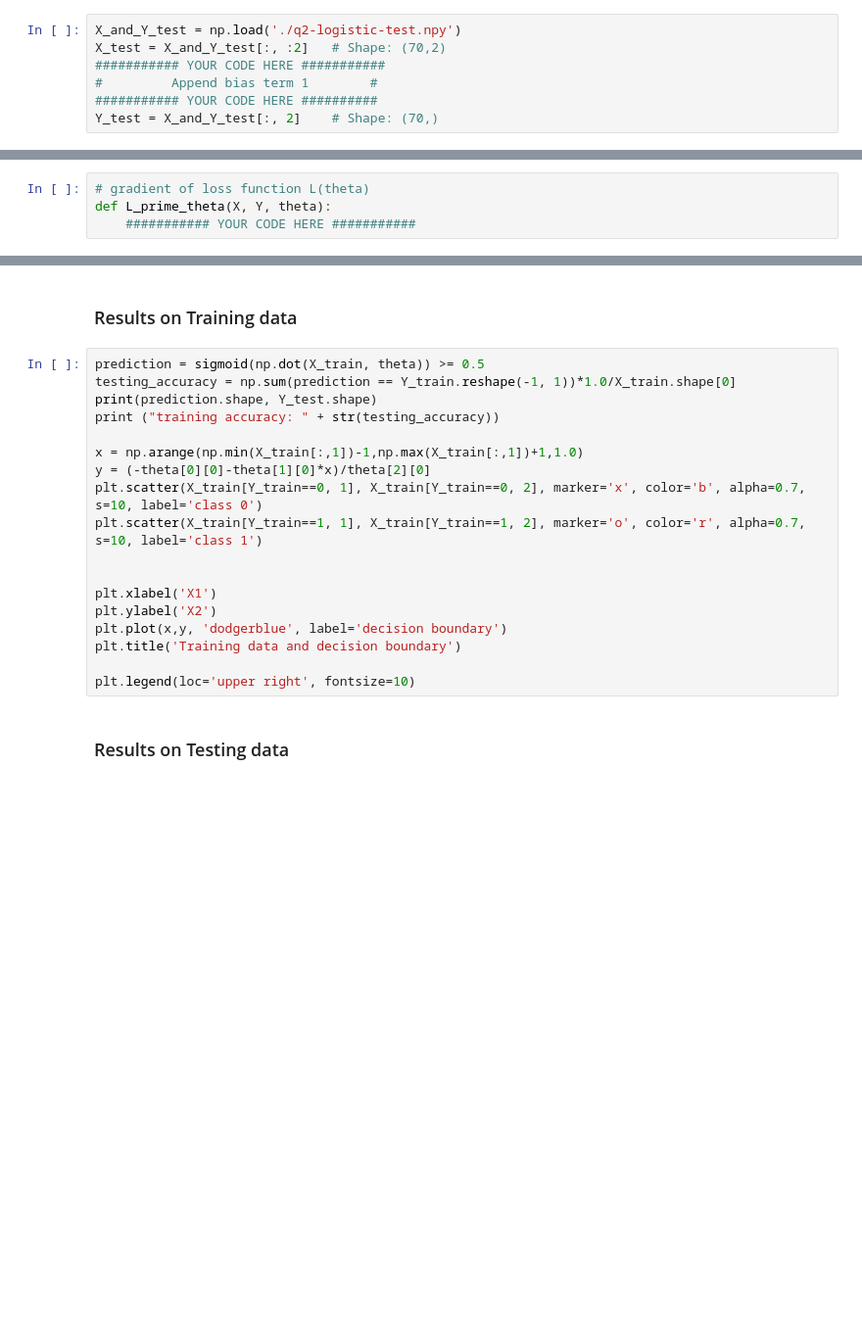
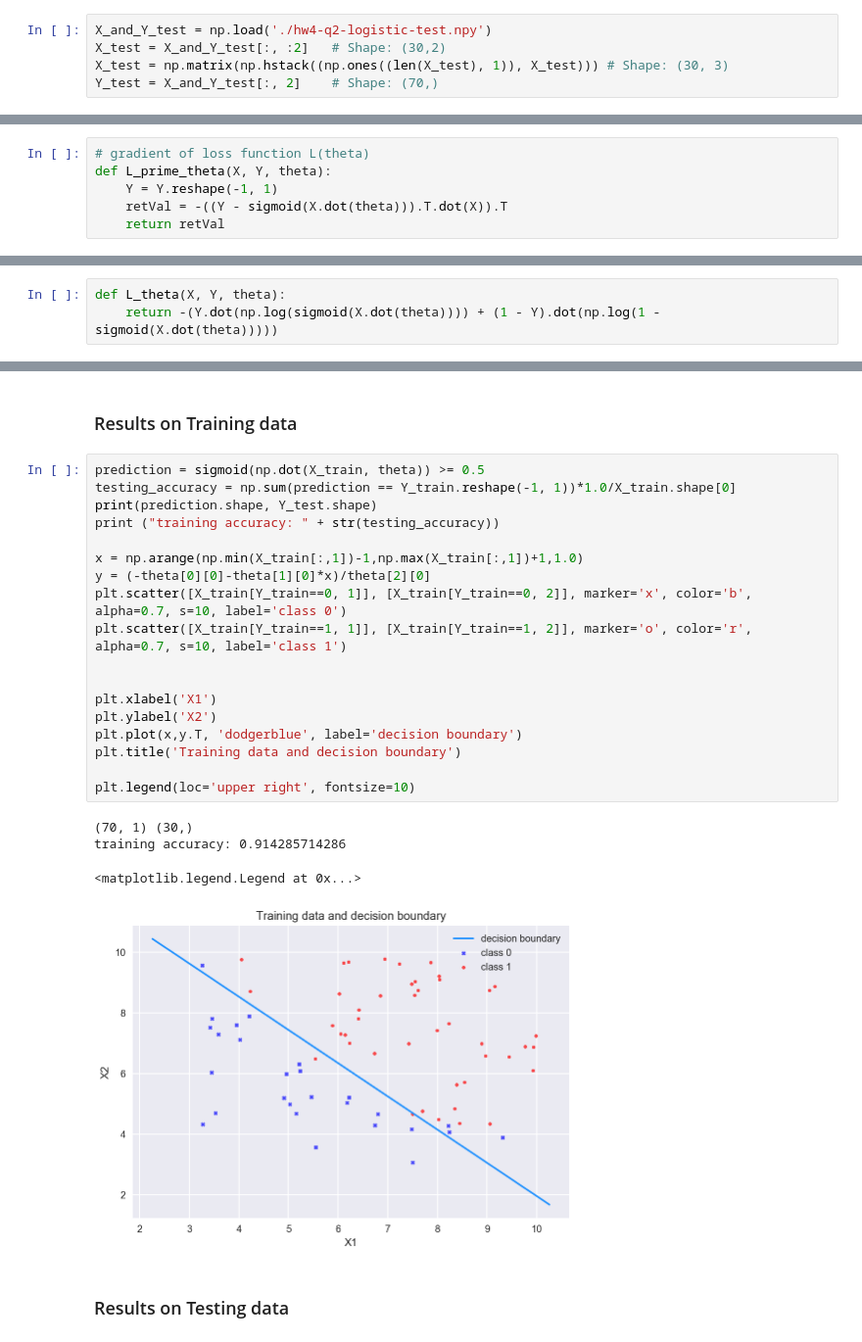
Before and after one commit to hal009/hal009.github.io, a Jupyter notebook: content/COGS118a/files/Hw4/hw4-q2-logistic.ipynb, the cells around one changed output, grey strips where cells are left out. Shown: that part at 98% size. Cells and saved outputs as stored; diff of their text form; blank space fills up the shorter version.

```diff
--- a/content/COGS118a/files/Hw4/hw4-q2-logistic.ipynb
+++ b/content/COGS118a/files/Hw4/hw4-q2-logistic.ipynb
@@ -23,9 +27,7 @@ Y_train = X_and_Y_train[:, 2]    # Shape: (70,)
 # %%
-X_and_Y_test = np.load('./q2-logistic-test.npy')
-X_test = X_and_Y_test[:, :2]   # Shape: (70,2)
-########### YOUR CODE HERE ###########
-#         Append bias term 1        #
-########### YOUR CODE HERE ##########
+X_and_Y_test = np.load('./hw4-q2-logistic-test.npy')
+X_test = X_and_Y_test[:, :2]   # Shape: (30,2)
+X_test = np.matrix(np.hstack((np.ones((len(X_test), 1)), X_test))) # Shape: (30, 3)
 Y_test = X_and_Y_test[:, 2]    # Shape: (70,)
 # %%
 mpl.style.use('seaborn')
@@ -47,4 +51,6 @@ def sigmoid(z):
 # %%
 # gradient of loss function L(theta)
 def L_prime_theta(X, Y, theta):
-    ########### YOUR CODE HERE ###########
+    Y = Y.reshape(-1, 1)
+    retVal = -((Y - sigmoid(X.dot(theta))).T.dot(X)).T
+    return retVal
@@ -53,0 +57,3 @@ def L_theta(X, Y, theta):
+# %%
+def L_theta(X, Y, theta):
+    return -(Y.dot(np.log(sigmoid(X.dot(theta)))) + (1 - Y).dot(np.log(1 - sigmoid(X.dot(theta)))))
@@ -83,21 +110,26 @@ plt.show()
 # %%
 prediction = sigmoid(np.dot(X_train, theta)) >= 0.5
 testing_accuracy = np.sum(prediction == Y_train.reshape(-1, 1))*1.0/X_train.shape[0]
 print(prediction.shape, Y_test.shape)
 print ("training accuracy: " + str(testing_accuracy))
 
 x = np.arange(np.min(X_train[:,1])-1,np.max(X_train[:,1])+1,1.0)
 y = (-theta[0][0]-theta[1][0]*x)/theta[2][0]
-plt.scatter(X_train[Y_train==0, 1], X_train[Y_train==0, 2], marker='x', color='b', alpha=0.7, s=10, label='class 0')
-plt.scatter(X_train[Y_train==1, 1], X_train[Y_train==1, 2], marker='o', color='r', alpha=0.7, s=10, label='class 1')
+plt.scatter([X_train[Y_train==0, 1]], [X_train[Y_train==0, 2]], marker='x', color='b', alpha=0.7, s=10, label='class 0')
+plt.scatter([X_train[Y_train==1, 1]], [X_train[Y_train==1, 2]], marker='o', color='r', alpha=0.7, s=10, label='class 1')
 
 
 plt.xlabel('X1')
 plt.ylabel('X2')
-plt.plot(x,y, 'dodgerblue', label='decision boundary')
+plt.plot(x,y.T, 'dodgerblue', label='decision boundary')
 plt.title('Training data and decision boundary')
 
 plt.legend(loc='upper right', fontsize=10)
+# %% [output]
+(70, 1) (30,)
+training accuracy: 0.914285714286
+<matplotlib.legend.Legend at 0x...>
+[figure, added]
 # %% [markdown]
 ### Results on Testing data
 # %%
```
Also changed, not shown: parts of 10 cells of this notebook.
